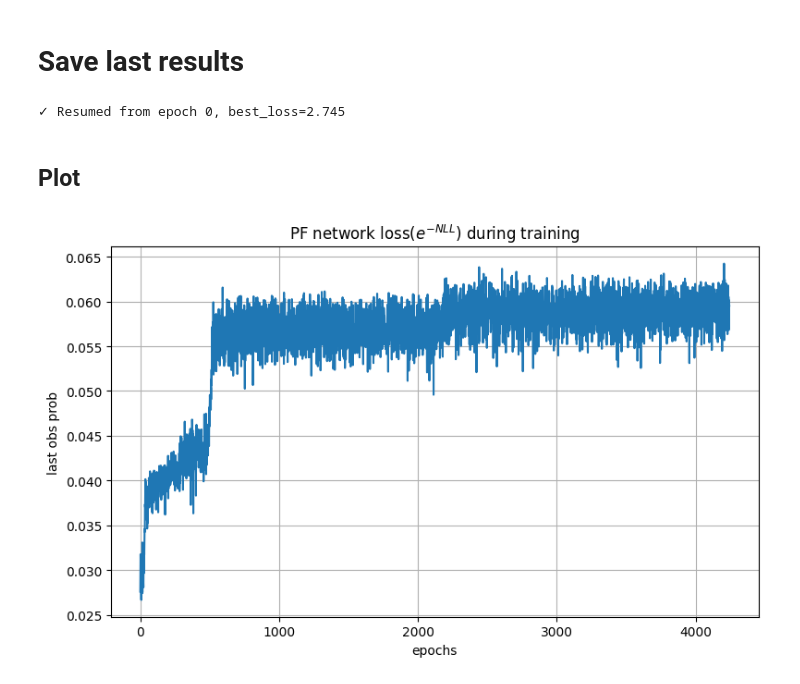
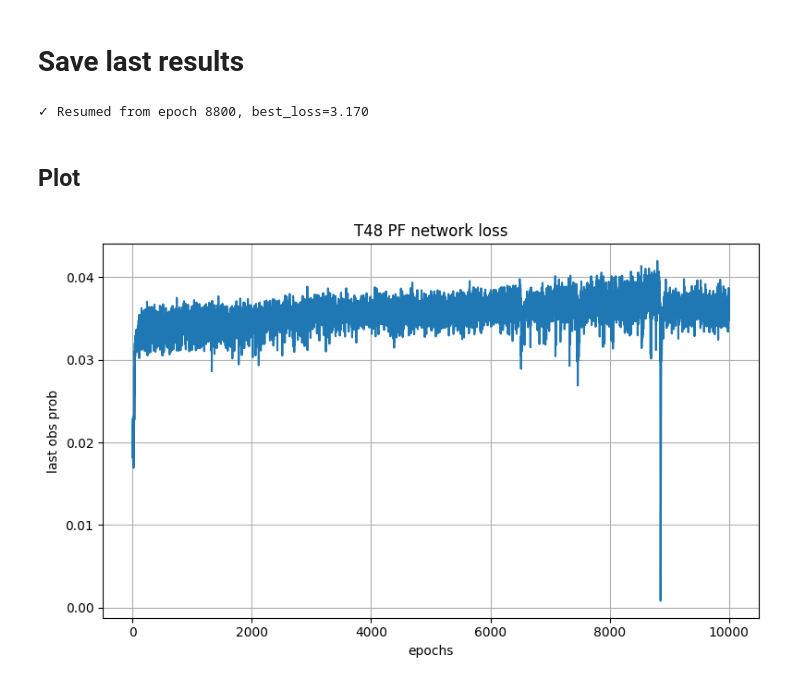
Before and after one commit to 4belito/deep-performance-rul, a Jupyter notebook: 5-pf_net_train.ipynb, the cells around one changed output. Drawn from its saved outputs; the diff is of its cells as text; code cells hidden in the pictures.

```diff
--- a/5-pf_net_train.ipynb
+++ b/5-pf_net_train.ipynb
@@ -14,7 +14,7 @@ data_name = "DS03"
 perform_name = 'T48'
 
 device = "cpu"
-pf_dir_name = 'pf_perform_futloss_128x128x64x32leaky0.05'
+pf_dir_name = 'pf_perform_fullprior_128x128x64x32leaky0.05'
 # %% [markdown]
 ## Hyper-Parameters
 # %%
@@ -127,8 +127,8 @@ for epoch in range(start_epoch,n_epochs):
                 t_obs=t_data[:k+1],
                 s_obs=s_data[:k+1],
             )
-            last_dist = mixture_dist.distribution(s=s_data[k:])
-            nll = -last_dist.log_prob(t_data[k:]).mean()
+            last_dist = mixture_dist.distribution(s=s_data[-1:])
+            nll = -last_dist.log_prob(t_data[-1:]).mean()
 
             epoch_loss += nll
             n_loss += 1
@@ -189,22 +204,22 @@ if checkpoint_path.exists():
 
     print(f"✓ Resumed from epoch {start_epoch}, best_loss={best_loss:.3f}")
 # %% [output]
-✓ Resumed from epoch 0, best_loss=2.745
+✓ Resumed from epoch 8800, best_loss=3.170
 # %% [markdown]
 ## Plot
 # %%
 likelihood = np.exp(-np.array(losses))
 
 plt.figure(figsize=(8, 5))
 plt.plot(epochs, likelihood)
 plt.xlabel('epochs')
 plt.ylabel('last obs prob')
-plt.title('PF network loss($e^{-NLL}$) during training')
+plt.title(f'{perform_name} PF network loss')
 plt.grid(True)
 
 plt.tight_layout()
 plt.savefig(pf_dir /perform_name/"net_training_loss.png", dpi=300)
 np.save(pf_dir /perform_name/"net_training_loss.npy", np.array(losses))
 plt.show()
 # %% [output]
-[figure, old version]
+[figure, new version]
```
Also changed, not shown: parts of 2 cells of this notebook, 13 other files.
